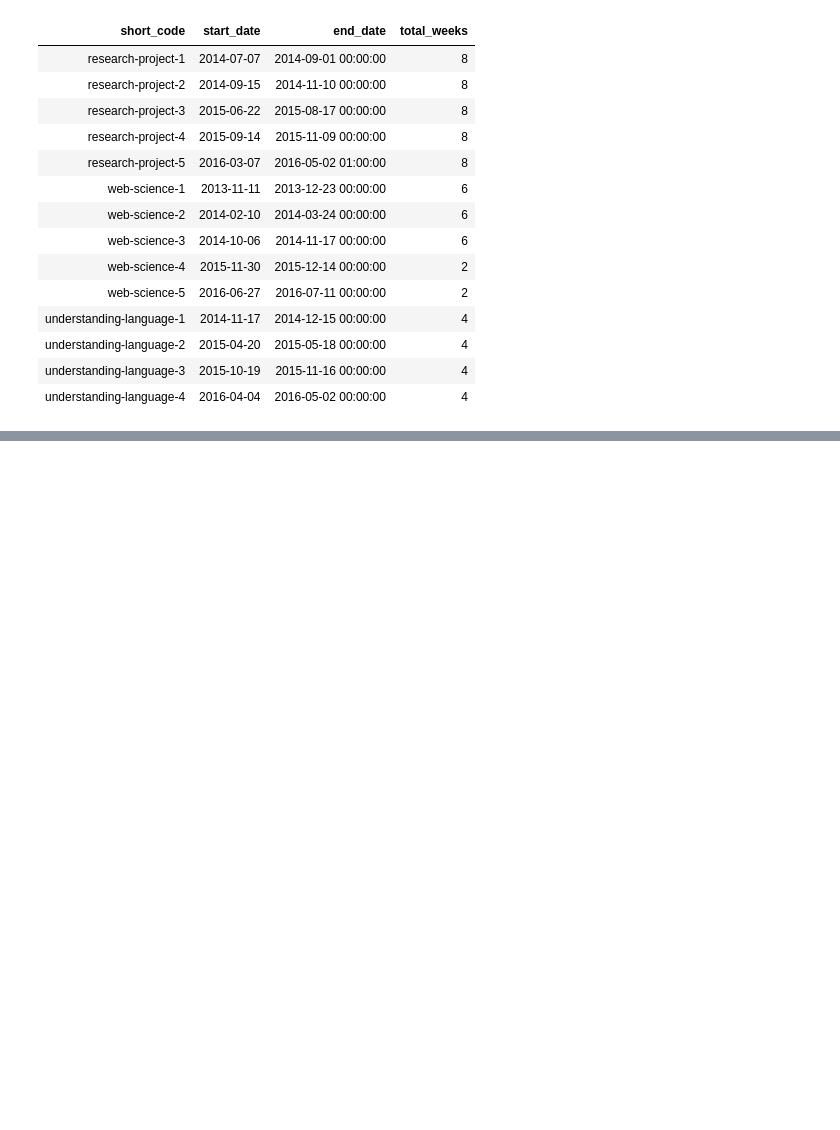
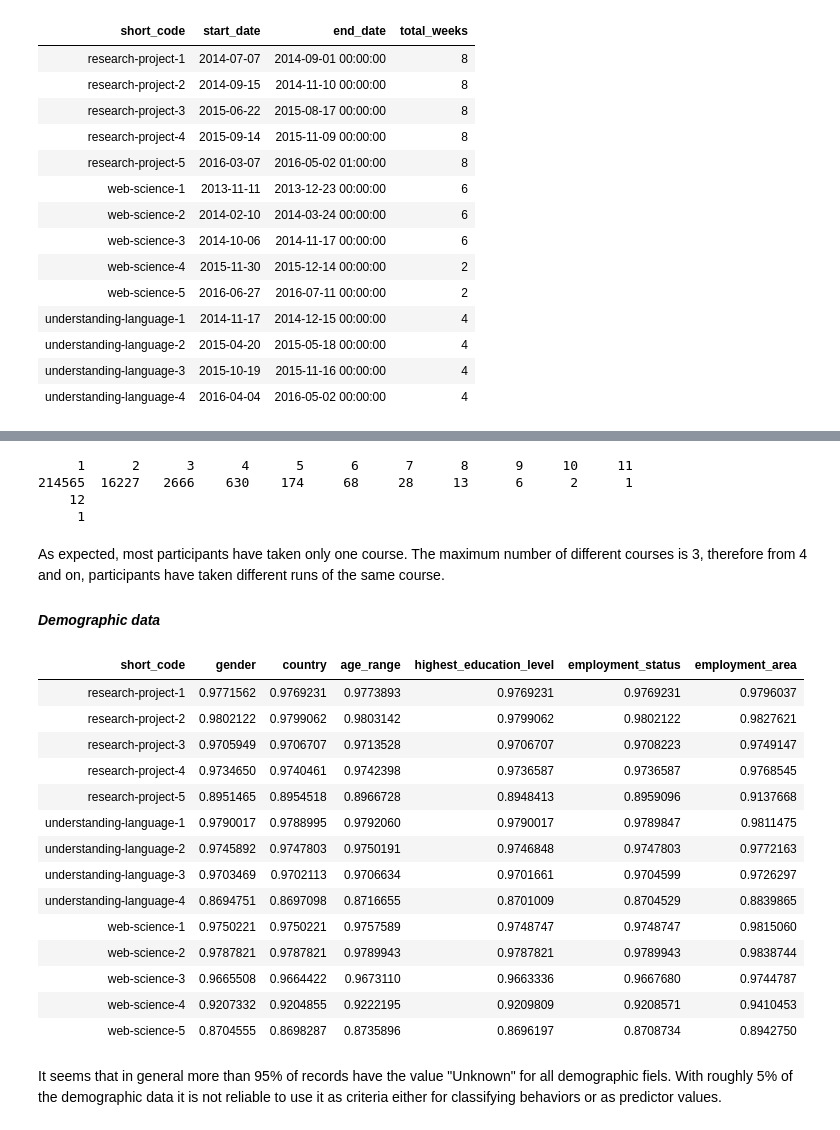
Before and after one commit to miballe/FutureLearnAnalytics, a Jupyter notebook: clean_data_exploration.ipynb, the cells around one changed output, grey strips where cells are left out. Cells and saved outputs as stored; diff of their text form; code cells hidden in the pictures; blank space fills up the shorter version.

```diff
--- a/clean_data_exploration.ipynb
+++ b/clean_data_exploration.ipynb
@@ -113,0 +116,31 @@ ggplot(df_plot) +
+# %%
+get_courses_count_participants()
+# %% [output]
+     1      2      3      4      5      6      7      8      9     10     11
+214565  16227   2666    630    174     68     28     13      6      2      1
+    12
+     1
+# %% [markdown]
+As expected, most participants have taken only one course. The maximum number of different courses is 3, therefore from 4 and on, participants have taken different runs of the same course.
+
+#### *Demographic data*
+# %%
+get_unknown_demographics()
+# %% [output]
+| short_code | gender | country | age_range | highest_education_level | employment_status | employment_area |
+| research-project-1 | 0.9771562 | 0.9769231 | 0.9773893 | 0.9769231 | 0.9769231 | 0.9796037 |
+| research-project-2 | 0.9802122 | 0.9799062 | 0.9803142 | 0.9799062 | 0.9802122 | 0.9827621 |
+| research-project-3 | 0.9705949 | 0.9706707 | 0.9713528 | 0.9706707 | 0.9708223 | 0.9749147 |
+| research-project-4 | 0.9734650 | 0.9740461 | 0.9742398 | 0.9736587 | 0.9736587 | 0.9768545 |
+| research-project-5 | 0.8951465 | 0.8954518 | 0.8966728 | 0.8948413 | 0.8959096 | 0.9137668 |
+| understanding-language-1 | 0.9790017 | 0.9788995 | 0.9792060 | 0.9790017 | 0.9789847 | 0.9811475 |
+| understanding-language-2 | 0.9745892 | 0.9747803 | 0.9750191 | 0.9746848 | 0.9747803 | 0.9772163 |
+| understanding-language-3 | 0.9703469 | 0.9702113 | 0.9706634 | 0.9701661 | 0.9704599 | 0.9726297 |
+| understanding-language-4 | 0.8694751 | 0.8697098 | 0.8716655 | 0.8701009 | 0.8704529 | 0.8839865 |
+| web-science-1 | 0.9750221 | 0.9750221 | 0.9757589 | 0.9748747 | 0.9748747 | 0.9815060 |
+| web-science-2 | 0.9787821 | 0.9787821 | 0.9789943 | 0.9787821 | 0.9789943 | 0.9838744 |
+| web-science-3 | 0.9665508 | 0.9664422 | 0.9673110 | 0.9663336 | 0.9667680 | 0.9744787 |
+| web-science-4 | 0.9207332 | 0.9204855 | 0.9222195 | 0.9209809 | 0.9208571 | 0.9410453 |
+| web-science-5 | 0.8704555 | 0.8698287 | 0.8735896 | 0.8696197 | 0.8708734 | 0.8942750 |
+# %% [markdown]
+It seems that in general more than 95% of records have the value "Unknown" for all demographic fiels. With roughly 5% of the demographic data it is not reliable to use it as criteria either for classifying behaviors or as predictor values.
```
Also changed, not shown: parts of 13 cells of this notebook, 4 other files.
